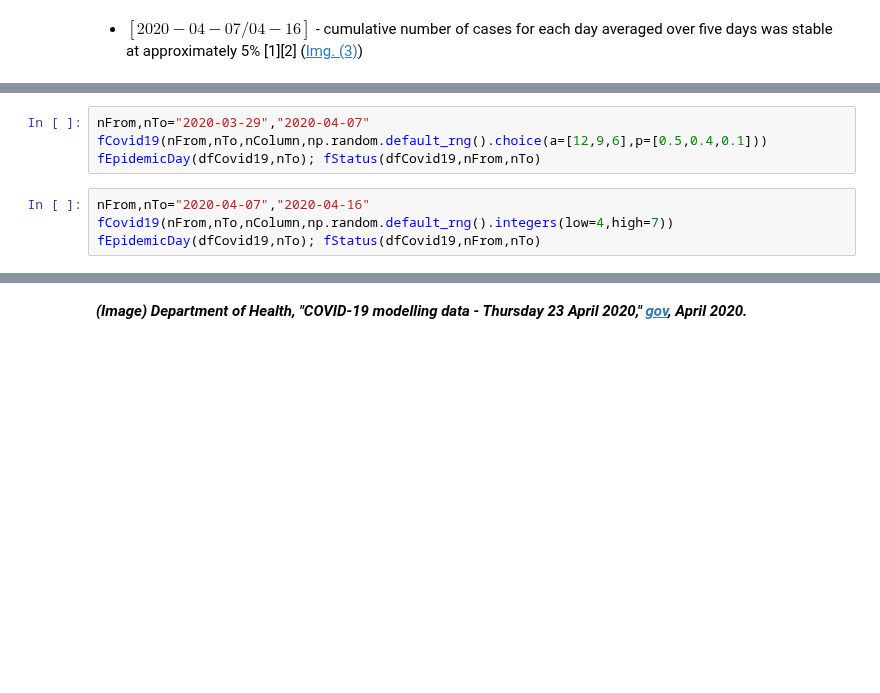
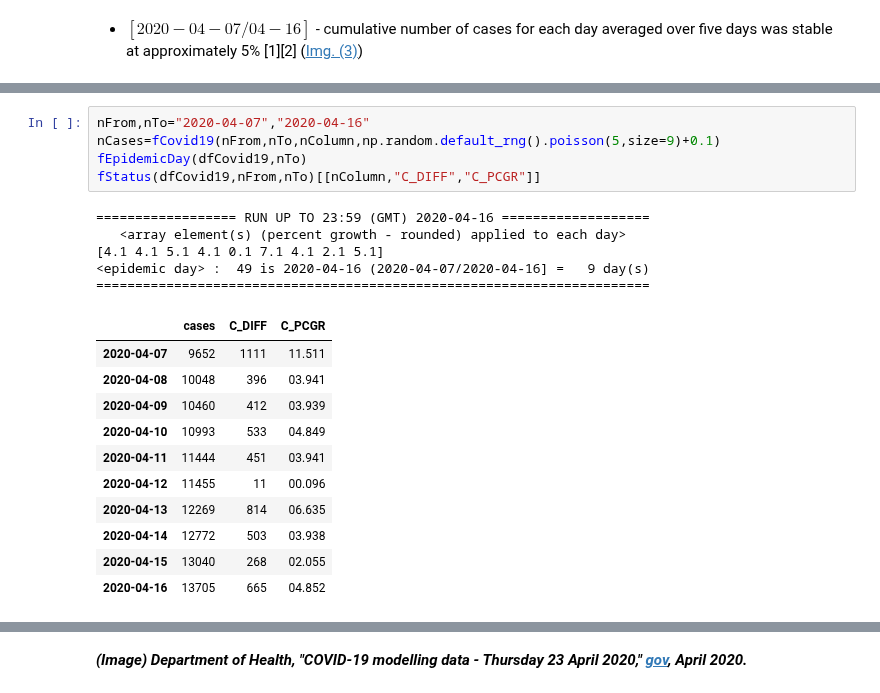
Before and after one commit to E6985/pda-numpy-random-simulation, a Jupyter notebook: Programming-for-Data-Analysis-Project-2020.ipynb, the cells around one changed output, grey strips where cells are left out. Drawn from its saved outputs; the diff is of its cells as text; blank space fills up the shorter version.

```diff
--- a/Programming-for-Data-Analysis-Project-2020.ipynb
+++ b/Programming-for-Data-Analysis-Project-2020.ipynb
@@ -729,12 +759,26 @@ fEpidemicDay(dfCovid19,nTo); fStatus(dfCovid19,nFrom,nTo)
 -->
 # %%
-nFrom,nTo="2020-03-29","2020-04-07"
-fCovid19(nFrom,nTo,nColumn,np.random.default_rng().choice(a=[12,9,6],p=[0.5,0.4,0.1]))
-fEpidemicDay(dfCovid19,nTo); fStatus(dfCovid19,nFrom,nTo)
+nFrom,nTo="2020-04-07","2020-04-16"
+nCases=fCovid19(nFrom,nTo,nColumn,np.random.default_rng().poisson(5,size=9)+0.1)
+fEpidemicDay(dfCovid19,nTo)
+fStatus(dfCovid19,nFrom,nTo)[[nColumn,"C_DIFF","C_PCGR"]]
+# %% [output]
+================== RUN UP TO 23:59 (GMT) 2020-04-16 ===================
+   <array element(s) (percent growth - rounded) applied to each day>
+[4.1 4.1 5.1 4.1 0.1 7.1 4.1 2.1 5.1]
+<epidemic day> :  49 is 2020-04-16 (2020-04-07/2020-04-16] =   9 day(s)
+=======================================================================
+|  | cases | C_DIFF | C_PCGR |
+| 2020-04-07 | 9652 | 1111 | 11.511 |
+| 2020-04-08 | 10048 | 396 | 03.941 |
+| 2020-04-09 | 10460 | 412 | 03.939 |
+| 2020-04-10 | 10993 | 533 | 04.849 |
+| 2020-04-11 | 11444 | 451 | 03.941 |
+| 2020-04-12 | 11455 | 11 | 00.096 |
+| 2020-04-13 | 12269 | 814 | 06.635 |
+| 2020-04-14 | 12772 | 503 | 03.938 |
+| 2020-04-15 | 13040 | 268 | 02.055 |
+| 2020-04-16 | 13705 | 665 | 04.852 |
-# %%
-nFrom,nTo="2020-04-07","2020-04-16"
-fCovid19(nFrom,nTo,nColumn,np.random.default_rng().integers(low=4,high=7))
-fEpidemicDay(dfCovid19,nTo); fStatus(dfCovid19,nFrom,nTo)
 # %% [markdown]
 [<img style="float:right;" src="img/04232020-cases-hospital-icu.png" target="_blank" width=200/>](https://github.com/E6985/pda-numpy-random-simulation/blob/main/img/04232020-cases-hospital-icu.png)
 
```
Also changed, not shown: parts of 13 cells of this notebook.
